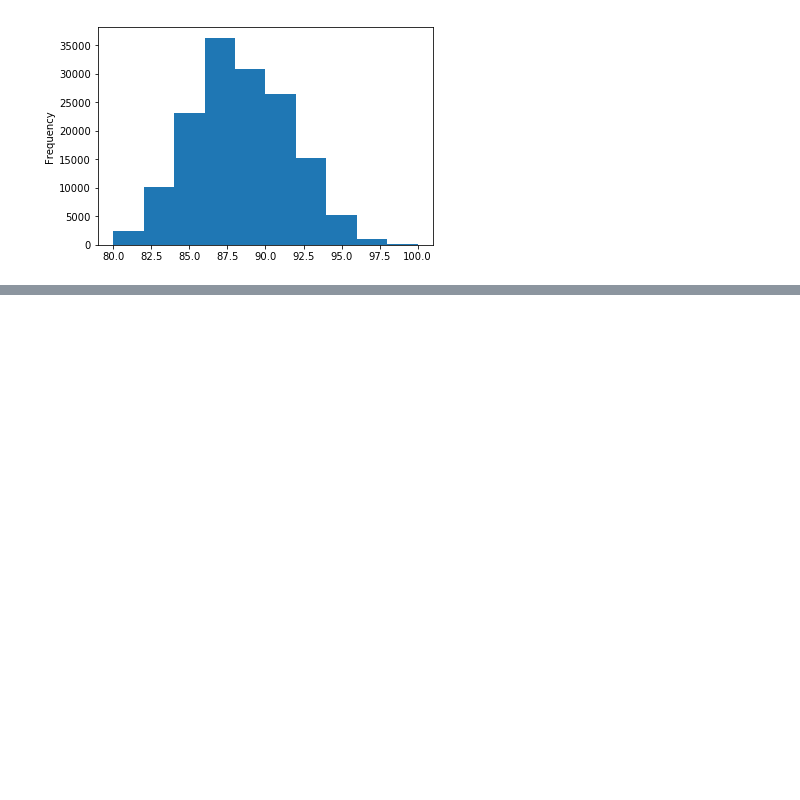
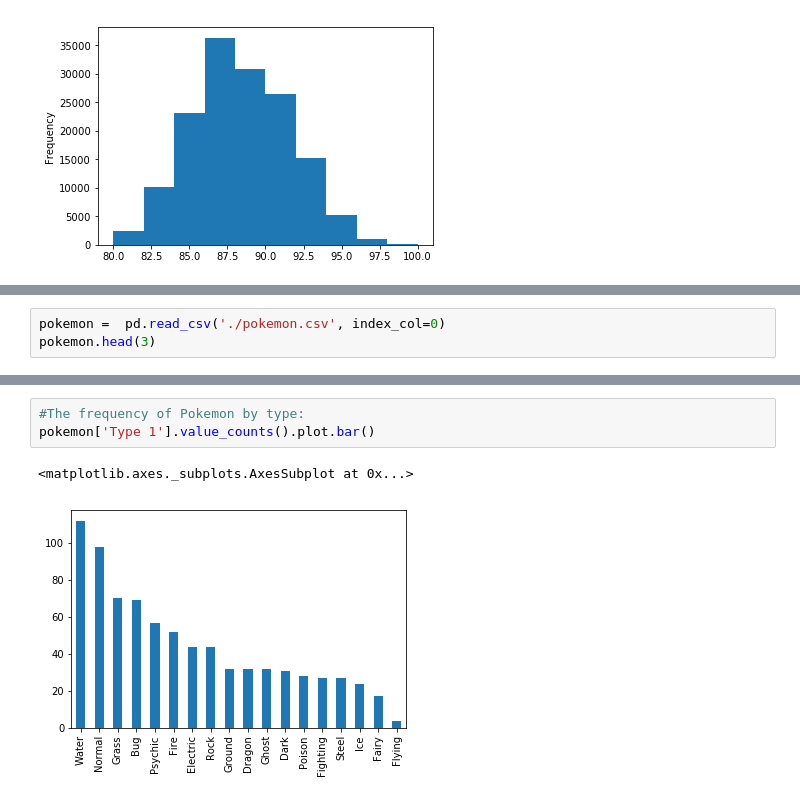
Before and after one commit to diprish/Kaggle, a Jupyter notebook: Univariate Plotting with Pandas.ipynb, the cells around one changed output, grey strips where cells are left out. Drawn from its saved outputs; the diff is of its cells as text; blank space fills up the shorter version.

```diff
--- a/Univariate Plotting with Pandas.ipynb
+++ b/Univariate Plotting with Pandas.ipynb
@@ -69,0 +84,3 @@ reviews['points'].plot.hist()
+# %%
+pokemon =  pd.read_csv('./pokemon.csv', index_col=0)
+pokemon.head(3)
@@ -69,0 +93,6 @@ reviews['points'].plot.hist()
+# %%
+#The frequency of Pokemon by type:
+pokemon['Type 1'].value_counts().plot.bar()
+# %% [output]
+<matplotlib.axes._subplots.AxesSubplot at 0x...>
+[figure, added]
```
Also changed, not shown: parts of 4 cells of this notebook, 6 other files.
